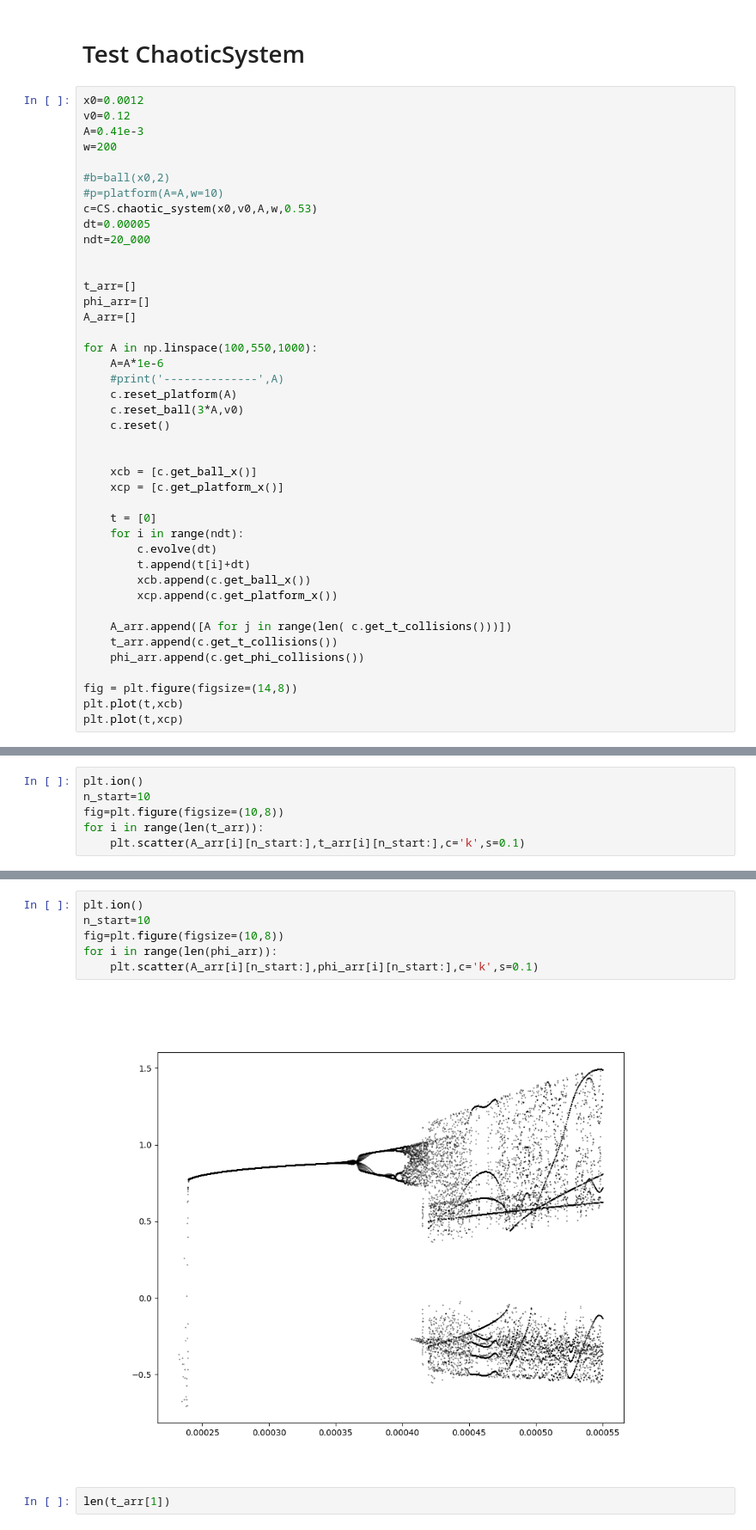
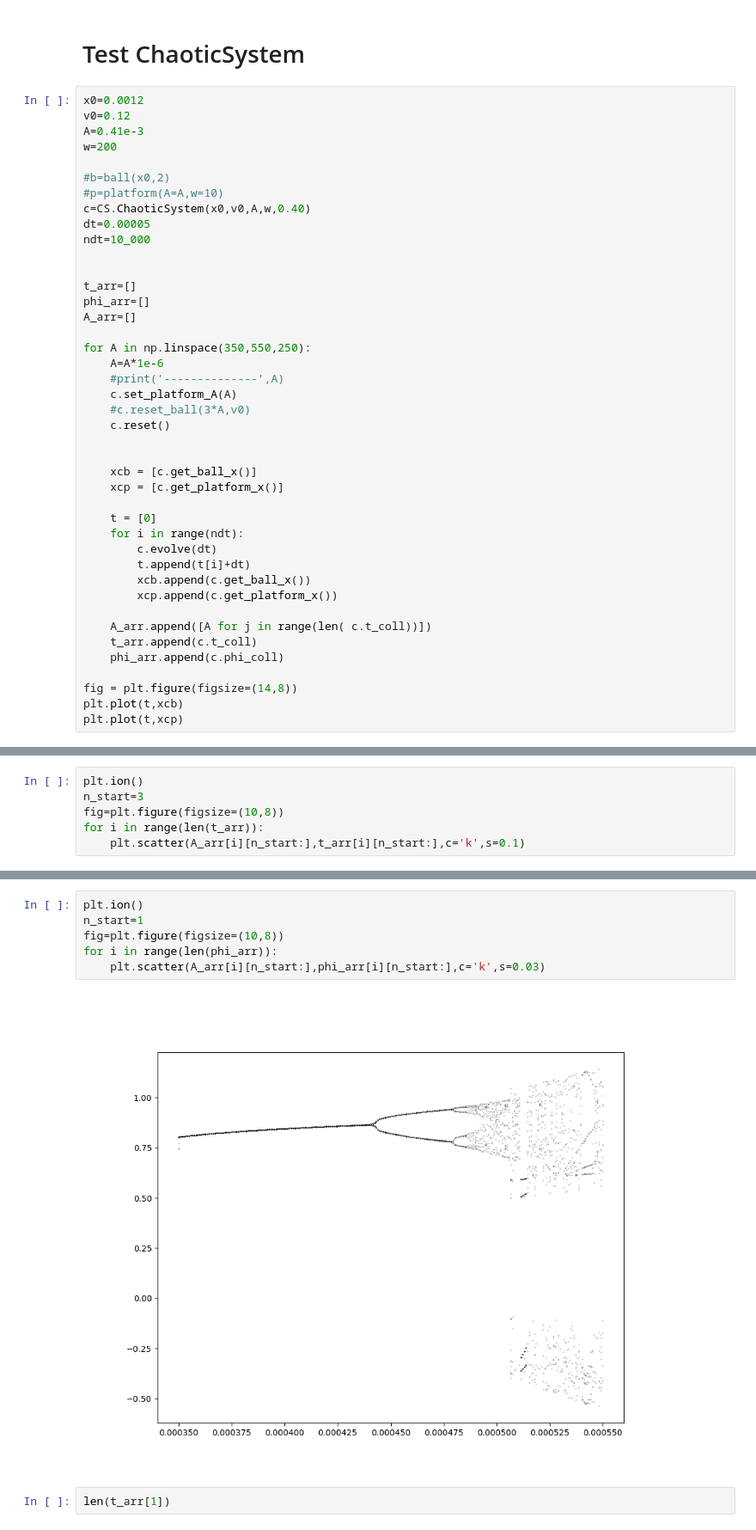
Before and after one commit to sfranchel/Chaos_Sim, a Jupyter notebook: testing.ipynb, the cells around one changed output, grey strips where cells are left out. Shown at 86% size. Saved outputs shown, nothing was run; the diff lists cells and outputs as text.

```diff
--- a/testing.ipynb
+++ b/testing.ipynb
@@ -12,20 +12,20 @@ w=200
 
 #b=ball(x0,2)
 #p=platform(A=A,w=10)
-c=CS.chaotic_system(x0,v0,A,w,0.53)
+c=CS.ChaoticSystem(x0,v0,A,w,0.40)
 dt=0.00005
-ndt=20_000
+ndt=10_000
 
 
 t_arr=[]
 phi_arr=[]
 A_arr=[]
 
-for A in np.linspace(100,550,1000):
+for A in np.linspace(350,550,250):
     A=A*1e-6
     #print('--------------',A)
-    c.reset_platform(A)
-    c.reset_ball(3*A,v0)
+    c.set_platform_A(A)
+    #c.reset_ball(3*A,v0)
     c.reset()
 
 
@@ -39,9 +39,9 @@ for A in np.linspace(100,550,1000):
         xcb.append(c.get_ball_x())
         xcp.append(c.get_platform_x())
 
-    A_arr.append([A for j in range(len( c.get_t_collisions()))])
-    t_arr.append(c.get_t_collisions())
-    phi_arr.append(c.get_phi_collisions())
+    A_arr.append([A for j in range(len( c.t_coll))])
+    t_arr.append(c.t_coll)
+    phi_arr.append(c.phi_coll)
 
 fig = plt.figure(figsize=(14,8))
 plt.plot(t,xcb)
@@ -51,6 +52,6 @@ plt.plot(t,xcp)
 # %%
 plt.ion()
-n_start=10
+n_start=3
 fig=plt.figure(figsize=(10,8))
 for i in range(len(t_arr)):
     plt.scatter(A_arr[i][n_start:],t_arr[i][n_start:],c='k',s=0.1)
@@ -59,11 +60,11 @@ for i in range(len(t_arr)):
 # %%
 plt.ion()
-n_start=10
+n_start=1
 fig=plt.figure(figsize=(10,8))
 for i in range(len(phi_arr)):
-    plt.scatter(A_arr[i][n_start:],phi_arr[i][n_start:],c='k',s=0.1)
+    plt.scatter(A_arr[i][n_start:],phi_arr[i][n_start:],c='k',s=0.03)
 # %% [output]
-[figure, old version]
+[figure, new version]
 # %%
 len(t_arr[1])
 # %% [output]
```
Also changed, not shown: parts of 3 cells of this notebook, 5 other files.
